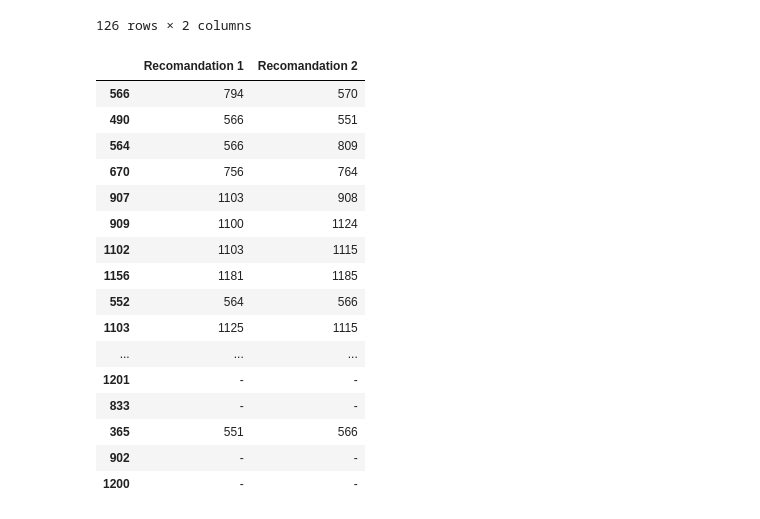
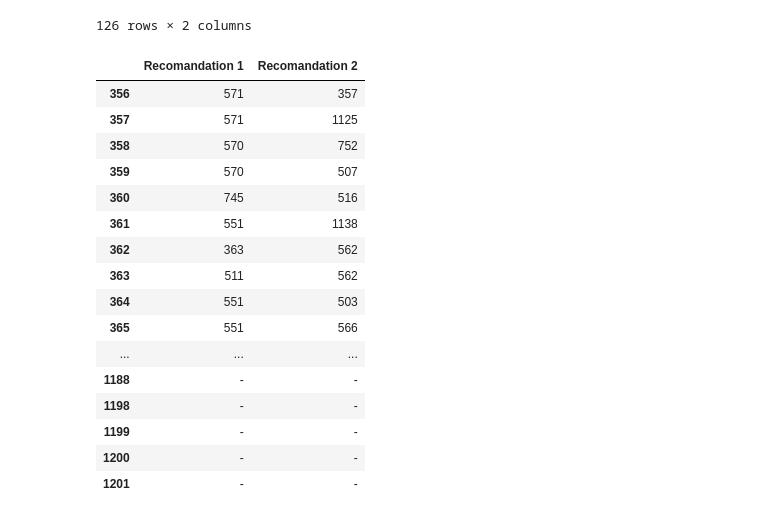
Before and after one commit to Nikolay-Kobazev/Project_4, a Jupyter notebook: Project-4.ipynb, the cells around one changed output. Saved outputs shown, nothing was run; the diff lists cells and outputs as text; code cells hidden in the pictures.

```diff
--- a/Project-4.ipynb
+++ b/Project-4.ipynb
@@ -267,22 +231,23 @@ recomend_df
 # %%
 recomend_df = recomend_df.fillna('-')
 pd.set_option('display.max_rows', 150)
+recomend_df.sort_index(inplace=True)
 recomend_df
 # %% [output]
 |  | Recomandation 1 | Recomandation 2 |
-| 566 | 794 | 570 |
-| 490 | 566 | 551 |
-| 564 | 566 | 809 |
-| 670 | 756 | 764 |
-| 907 | 1103 | 908 |
-| 909 | 1100 | 1124 |
-| 1102 | 1103 | 1115 |
-| 1156 | 1181 | 1185 |
-| 552 | 564 | 566 |
-| 1103 | 1125 | 1115 |
+| 356 | 571 | 357 |
+| 357 | 571 | 1125 |
+| 358 | 570 | 752 |
+| 359 | 570 | 507 |
+| 360 | 745 | 516 |
+| 361 | 551 | 1138 |
+| 362 | 363 | 562 |
+| 363 | 511 | 562 |
+| 364 | 551 | 503 |
+| 365 | 551 | 566 |
 | ... | ... | ... |
+| 1188 | - | - |
+| 1198 | - | - |
+| 1199 | - | - |
+| 1200 | - | - |
 | 1201 | - | - |
-| 833 | - | - |
-| 365 | 551 | 566 |
-| 902 | - | - |
-| 1200 | - | - |
```
Also changed, not shown: parts of 2 cells of this notebook.
